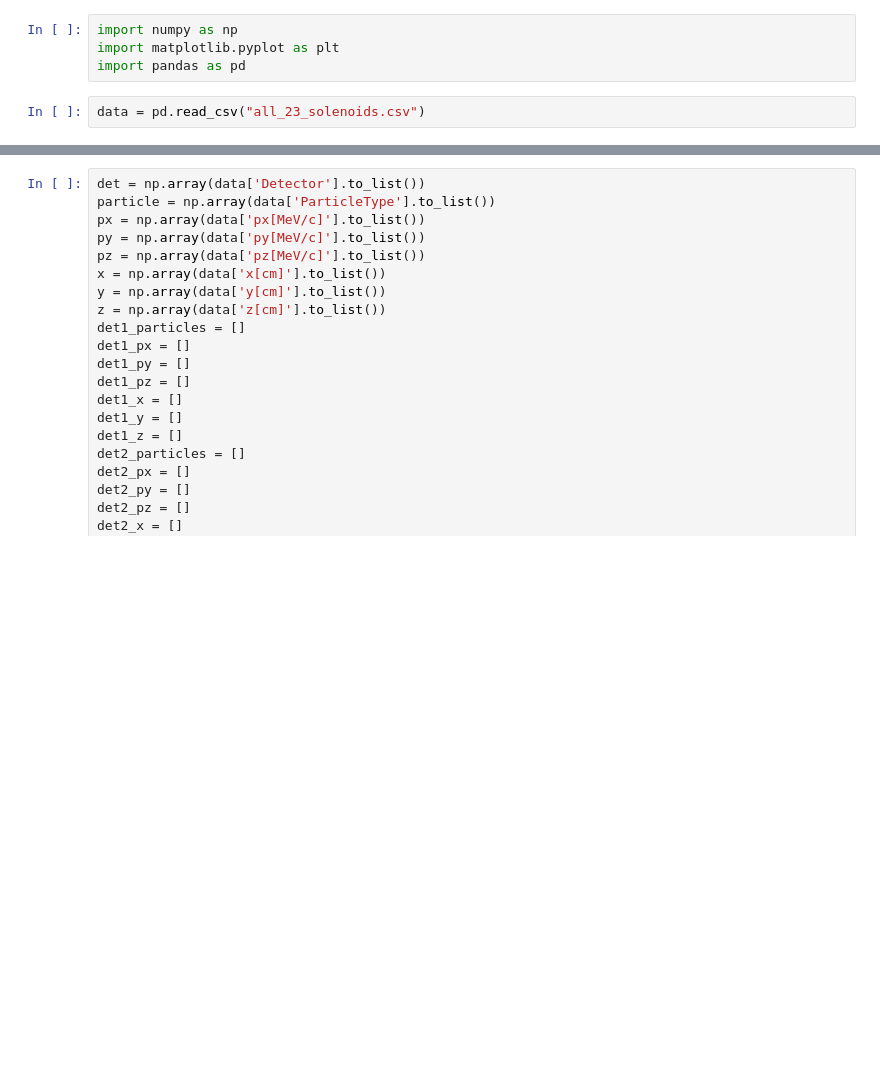
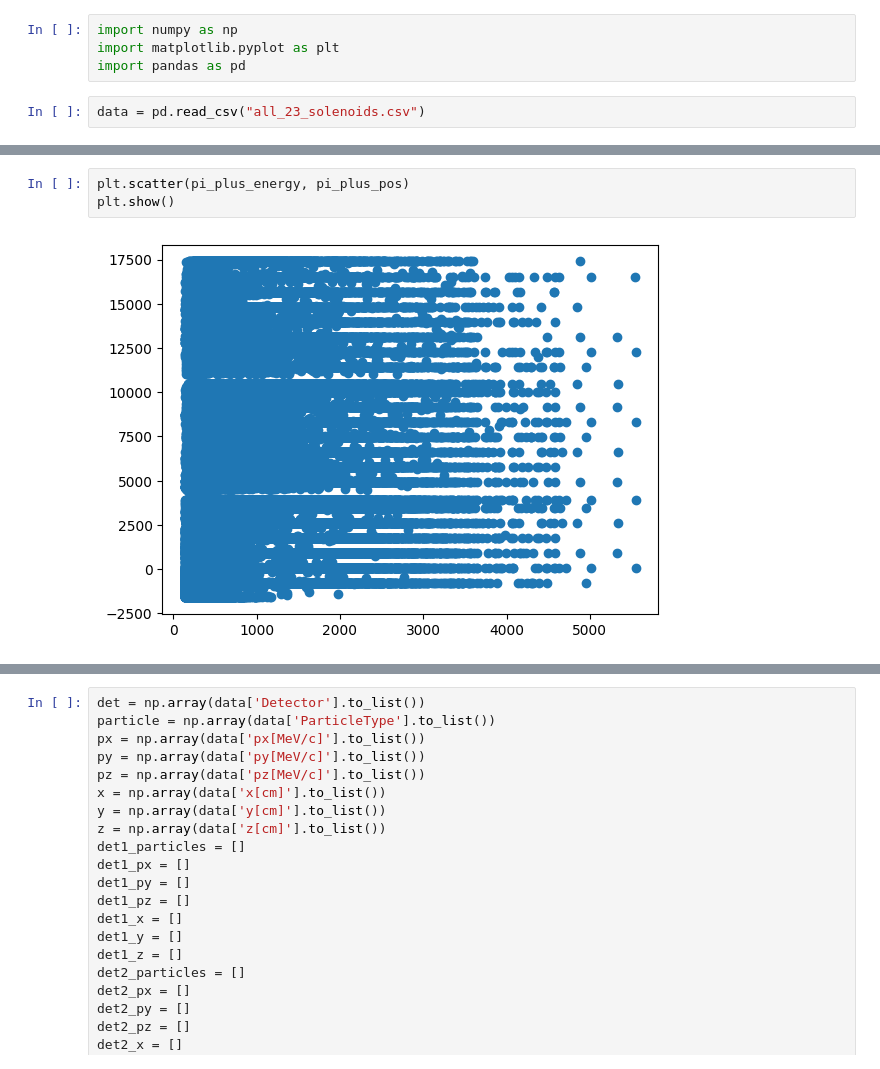
Before and after one commit to prateekraouw/Geant4_new_geo, a Jupyter notebook: build/plot.ipynb, the cells around one changed output, grey strips where cells are left out. Cells and saved outputs as stored; diff of their text form; blank space fills up the shorter version.

```diff
--- a/build/plot.ipynb
+++ b/build/plot.ipynb
@@ -22,3 +34,8 @@ print(len(z))
+# %%
+plt.scatter(pi_plus_energy, pi_plus_pos)
+plt.show()
+# %% [output]
+[figure, added]
 # %%
 coefficients = np.polyfit(z, bz, 3)
 polynomial = np.poly1d(coefficients)
```
Also changed, not shown: parts of 19 cells of this notebook, 10 other files.
